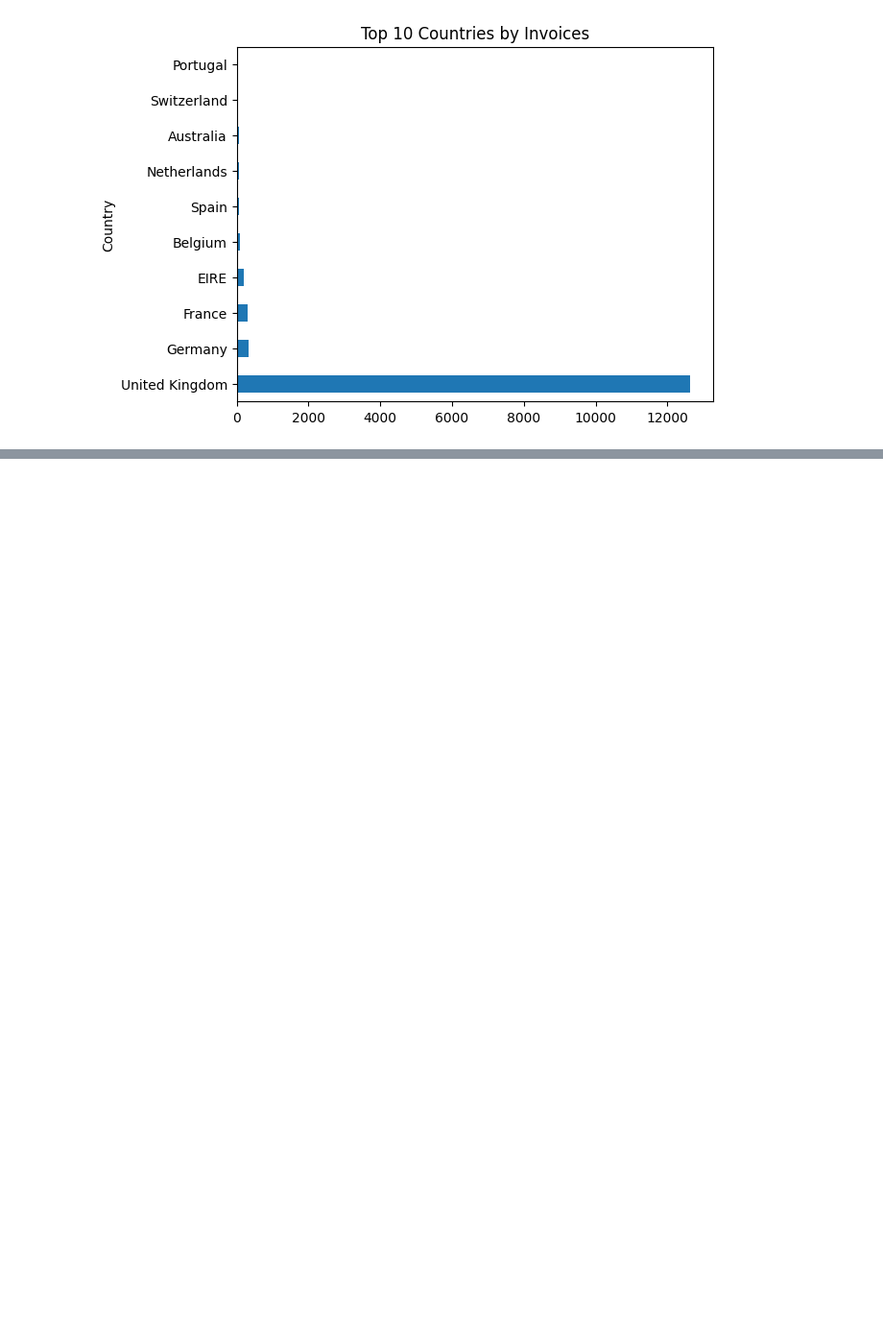
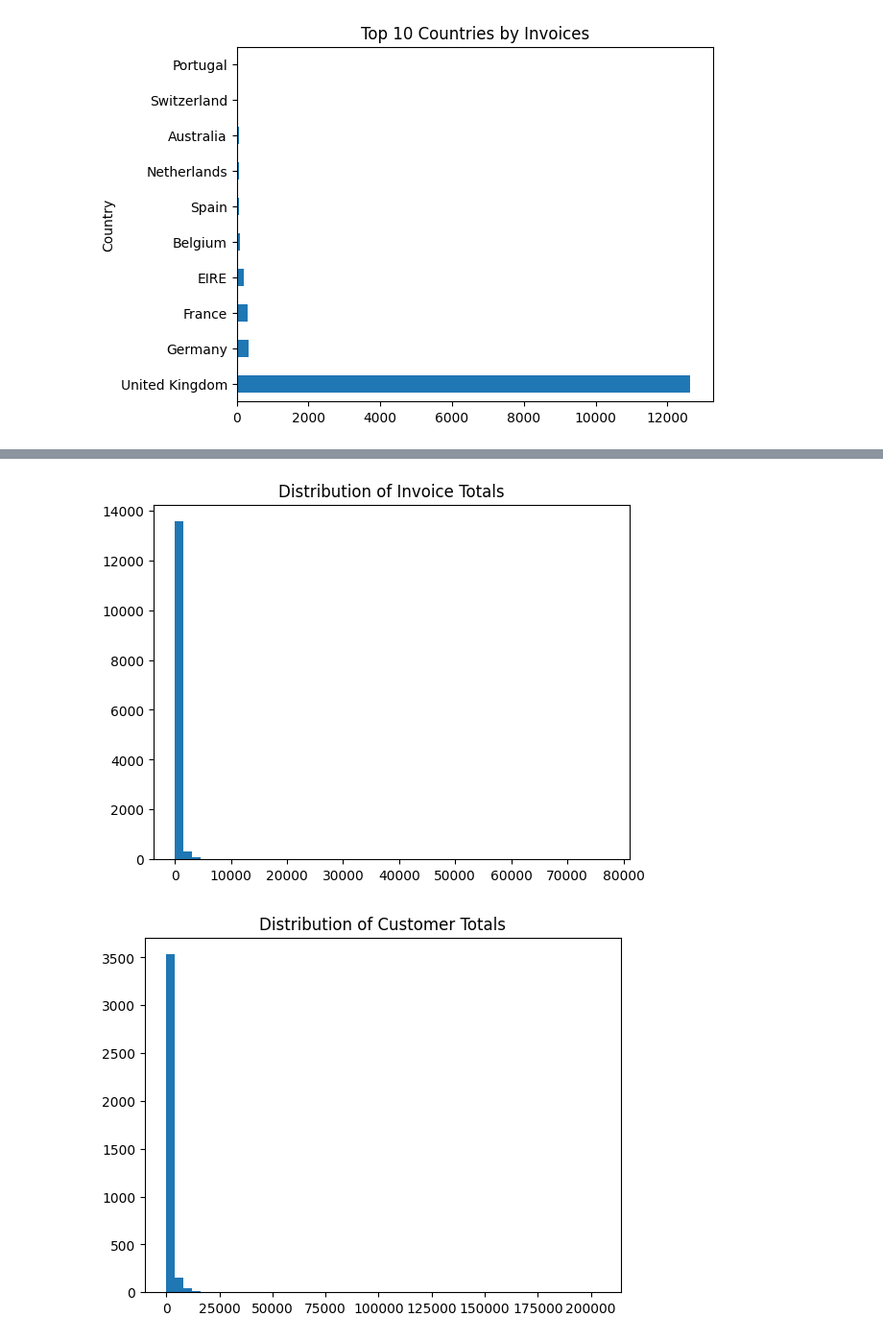
Before and after one commit to ArunK-ML/Project---Shopper-Spectrum-Customer-Segmentation-and-Product-Recommendations-in-E-Commerce, a Jupyter notebook: Shopper_Spectrum.ipynb, the cells around one changed output, grey strips where cells are left out. Shown: that part at 96% size. Drawn from its saved outputs; the diff is of its cells as text; code cells hidden in the pictures; blank space fills up the shorter version.

```diff
--- a/Shopper_Spectrum.ipynb
+++ b/Shopper_Spectrum.ipynb
@@ -206,17 +212,20 @@ plt.show()
 # %%
 # -----------------------------
 # 4) Monetary distribution
 # -----------------------------
-invoice_totals = df.groupby("InvoiceNo")["Revenue"].sum()
-customer_totals = df.groupby("CustomerID")["Revenue"].sum()
+invoice_totals = df.groupby("InvoiceNo")["Total_Amount"].sum()
+customer_totals = df.groupby("CustomerID")["Total_Amount"].sum()
 
 plt.hist(invoice_totals, bins=50)
 plt.title("Distribution of Invoice Totals")
 plt.show()
 
 plt.hist(customer_totals, bins=50)
 plt.title("Distribution of Customer Totals")
 plt.show()
+# %% [output]
+[figure, added]
+[figure, added]
 # %%
 # -----------------------------
 # 5) RFM analysis
```
Also changed, not shown: parts of 6 cells of this notebook.
